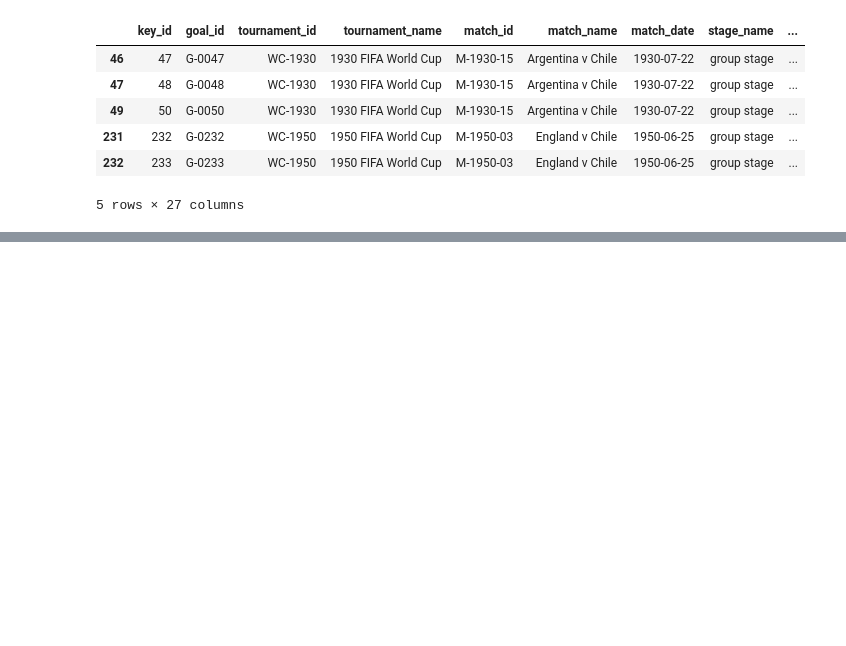
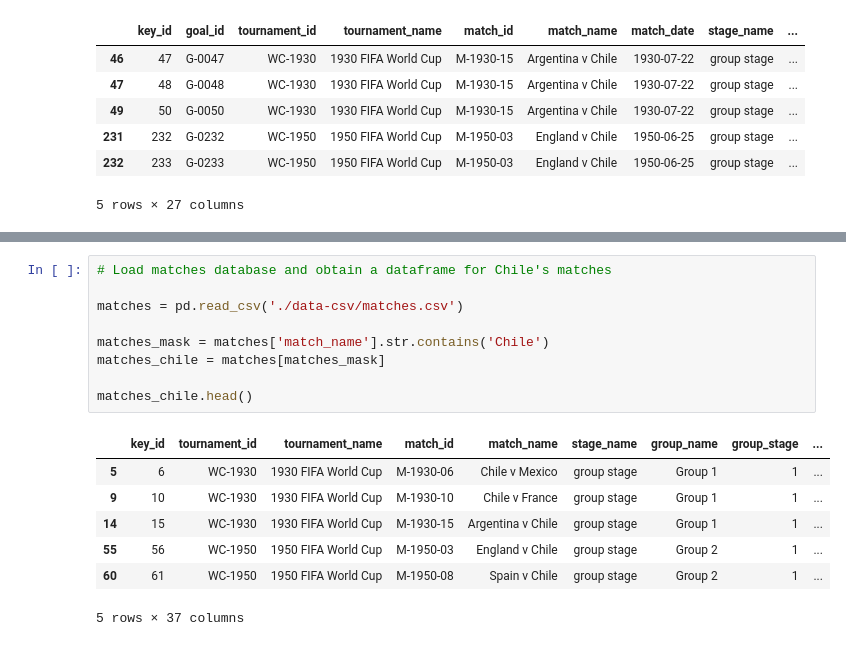
Before and after one commit to Claudio-AhumadaL/Chile_in_the_FIFA_WC, a Jupyter notebook: Chile_FIFA_WC.ipynb, the cells around one changed output, grey strips where cells are left out. Cells and saved outputs as stored; diff of their text form; blank space fills up the shorter version.

Commit message:
Add matches and player_appearances
Add matches and player_appearances databases filtered by Chile's values

```diff
--- a/Chile_FIFA_WC.ipynb
+++ b/Chile_FIFA_WC.ipynb
@@ -91,0 +92,17 @@ manager_appearances_chile.head()
+# %%
+# Load matches database and obtain a dataframe for Chile's matches
+
+matches = pd.read_csv('./data-csv/matches.csv')
+
+matches_mask = matches['match_name'].str.contains('Chile')
+matches_chile = matches[matches_mask]
+
+matches_chile.head()
+# %% [output]
+|  | key_id | tournament_id | tournament_name | match_id | match_name | stage_name | group_name | group_stage | ... |
+| 5 | 6 | WC-1930 | 1930 FIFA World Cup | M-1930-06 | Chile v Mexico | group stage | Group 1 | 1 | ... |
+| 9 | 10 | WC-1930 | 1930 FIFA World Cup | M-1930-10 | Chile v France | group stage | Group 1 | 1 | ... |
+| 14 | 15 | WC-1930 | 1930 FIFA World Cup | M-1930-15 | Argentina v Chile | group stage | Group 1 | 1 | ... |
+| 55 | 56 | WC-1950 | 1950 FIFA World Cup | M-1950-03 | England v Chile | group stage | Group 2 | 1 | ... |
+| 60 | 61 | WC-1950 | 1950 FIFA World Cup | M-1950-08 | Spain v Chile | group stage | Group 2 | 1 | ... |
+5 rows × 37 columns
```
Also changed, not shown: parts of 5 cells of this notebook.
